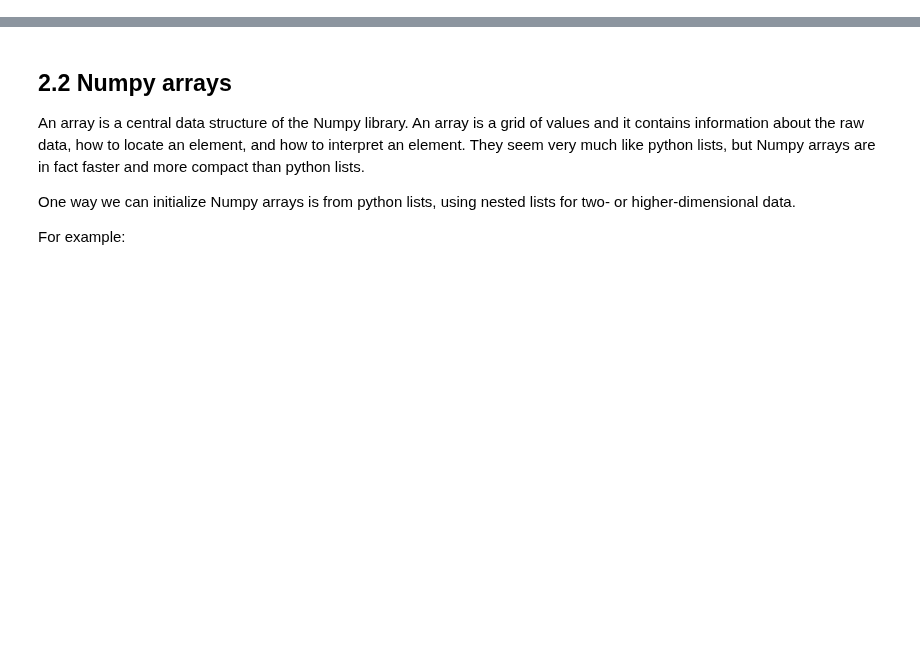
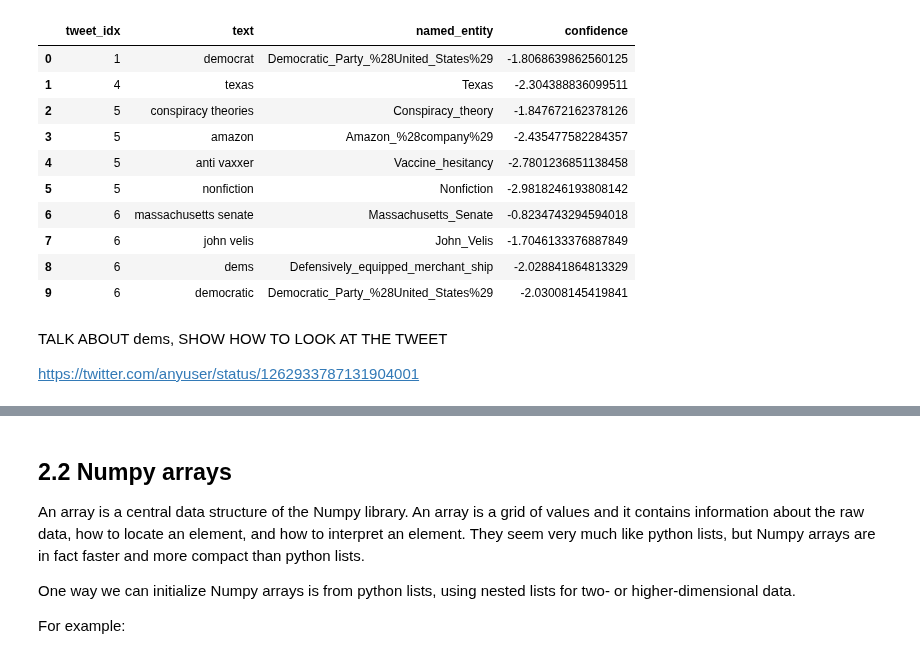
Before and after one commit to gesiscss/css_methods_python, a Jupyter notebook: a_introduction/2_data_handling_and_visualization.ipynb, the cells around one changed output, grey strips where cells are left out. Saved outputs shown, nothing was run; the diff lists cells and outputs as text; code cells hidden in the pictures; blank space fills up the shorter version.

```diff
--- a/a_introduction/2_data_handling_and_visualization.ipynb
+++ b/a_introduction/2_data_handling_and_visualization.ipynb
@@ -327,0 +485,2 @@ removeEmoji(text)
+# %%
+tweets['named_entities'] = tweets['named_entities'].apply(to_list, pat=';')
@@ -327,0 +499,4 @@ removeEmoji(text)
+# %%
+tweets_named_entities = tweets[['named_entities']].explode(column='named_entities')
+del tweets['named_entities']
+tweets_named_entities.head()
@@ -327,0 +512,4 @@ removeEmoji(text)
+# %%
+tweets_named_entities = tweets_named_entities[tweets_named_entities['named_entities'] != '']
+tweets_named_entities = tweets_named_entities['named_entities'].str.split(pat=':', expand=True)
+tweets_named_entities.head()
@@ -327,0 +525,4 @@ removeEmoji(text)
+# %%
+tweets_named_entities = tweets_named_entities.reset_index(drop=False)
+tweets_named_entities.columns = ['tweet_idx', 'text', 'named_entity', 'confidence']
+tweets_named_entities.head()
@@ -327,0 +542,18 @@ removeEmoji(text)
+# %%
+tweets_named_entities.loc[0:9, :]
+# %% [output]
+|  | tweet_idx | text | named_entity | confidence |
+| 0 | 1 | democrat | Democratic_Party_%28United_States%29 | -1.8068639862560125 |
+| 1 | 4 | texas | Texas | -2.304388836099511 |
+| 2 | 5 | conspiracy theories | Conspiracy_theory | -1.847672162378126 |
+| 3 | 5 | amazon | Amazon_%28company%29 | -2.435477582284357 |
+| 4 | 5 | anti vaxxer | Vaccine_hesitancy | -2.7801236851138458 |
+| 5 | 5 | nonfiction | Nonfiction | -2.9818246193808142 |
+| 6 | 6 | massachusetts senate | Massachusetts_Senate | -0.8234743294594018 |
+| 7 | 6 | john velis | John_Velis | -1.7046133376887849 |
+| 8 | 6 | dems | Defensively_equipped_merchant_ship | -2.028841864813329 |
+| 9 | 6 | democratic | Democratic_Party_%28United_States%29 | -2.03008145419841 |
+# %% [markdown]
+TALK ABOUT dems, SHOW HOW TO LOOK AT THE TWEET
+
+https://twitter.com/anyuser/status/1262933787131904001
```
Also changed, not shown: parts of 444 cells of this notebook, 3 other files.
